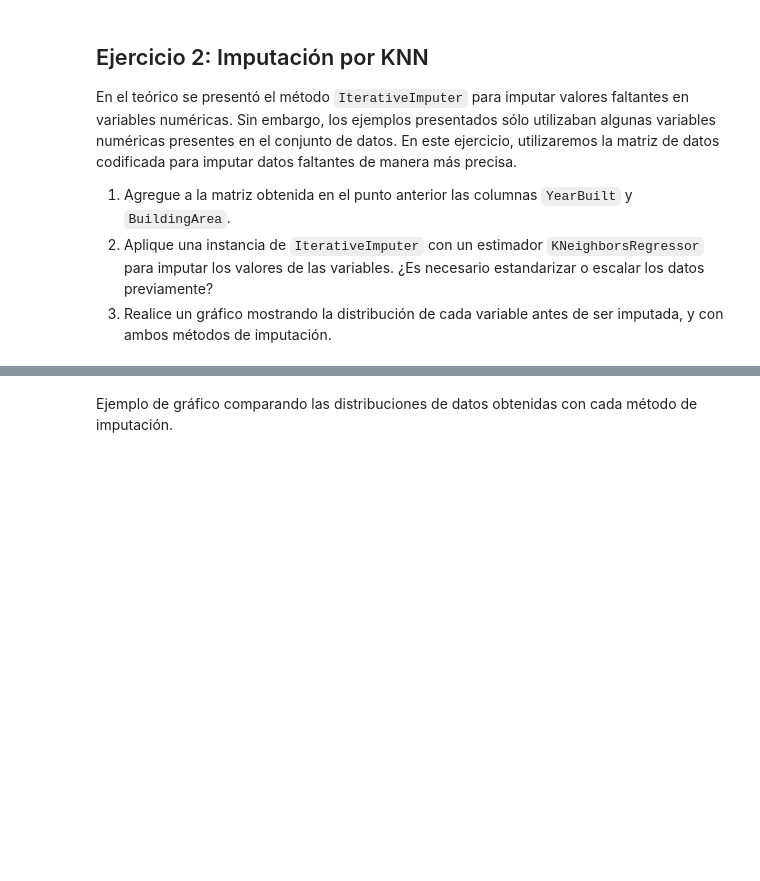
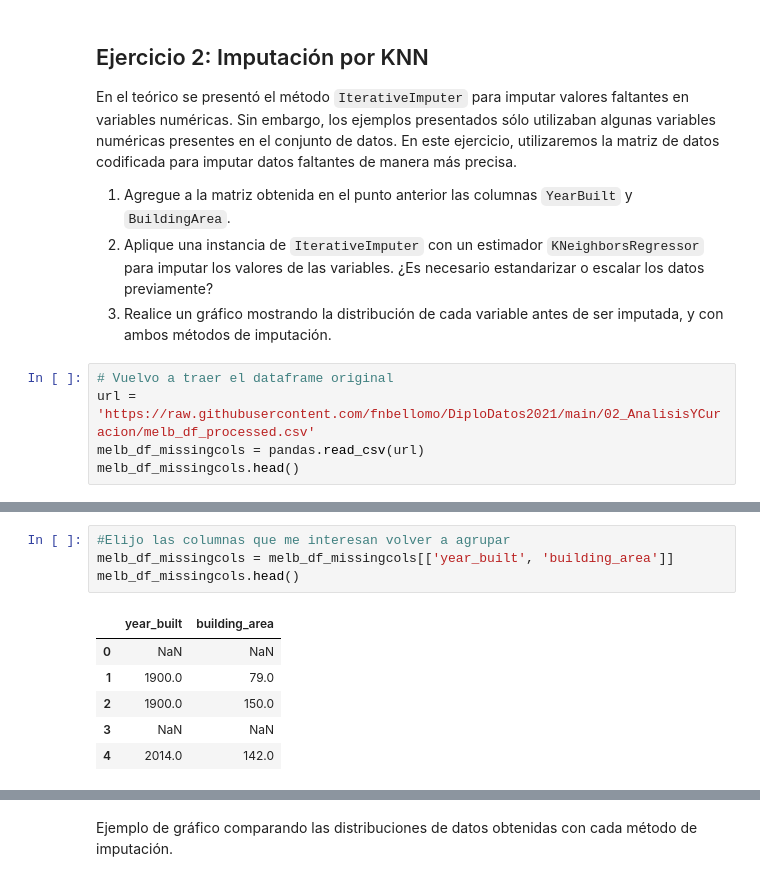
Before and after one commit to fnbellomo/DiploDatos2021, a Jupyter notebook: fnbellomo/DiploDatos2021/02_AnalisisYCuracion/Entregable_Parte_2.ipynb, the cells around one changed output, grey strips where cells are left out. Drawn from its saved outputs; the diff is of its cells as text; blank space fills up the shorter version.

```diff
--- a/fnbellomo/DiploDatos2021/02_AnalisisYCuracion/Entregable_Parte_2.ipynb
+++ b/fnbellomo/DiploDatos2021/02_AnalisisYCuracion/Entregable_Parte_2.ipynb
@@ -148,3 +148,8 @@ En el teórico se presentó el método `IterativeImputer` para imputar valores f
 1. Agregue a la matriz obtenida en el punto anterior las columnas `YearBuilt` y `BuildingArea`.
 2. Aplique una instancia de `IterativeImputer` con un estimador `KNeighborsRegressor` para imputar los valores de las variables. ¿Es necesario estandarizar o escalar los datos previamente?
 3. Realice un gráfico mostrando la distribución de cada variable antes de ser imputada, y con ambos métodos de imputación.
+# %%
+# Vuelvo a traer el dataframe original
+url = 'https://raw.githubusercontent.com/fnbellomo/DiploDatos2021/main/02_AnalisisYCuracion/melb_df_processed.csv'
+melb_df_missingcols = pandas.read_csv(url)
+melb_df_missingcols.head()
@@ -150,0 +163,11 @@ En el teórico se presentó el método `IterativeImputer` para imputar valores f
+# %%
+#Elijo las columnas que me interesan volver a agrupar
+melb_df_missingcols = melb_df_missingcols[['year_built', 'building_area']]
+melb_df_missingcols.head()
+# %% [output]
+|  | year_built | building_area |
+| 0 | NaN | NaN |
+| 1 | 1900.0 | 79.0 |
+| 2 | 1900.0 | 150.0 |
+| 3 | NaN | NaN |
+| 4 | 2014.0 | 142.0 |
```
Also changed, not shown: parts of 3 cells of this notebook.
